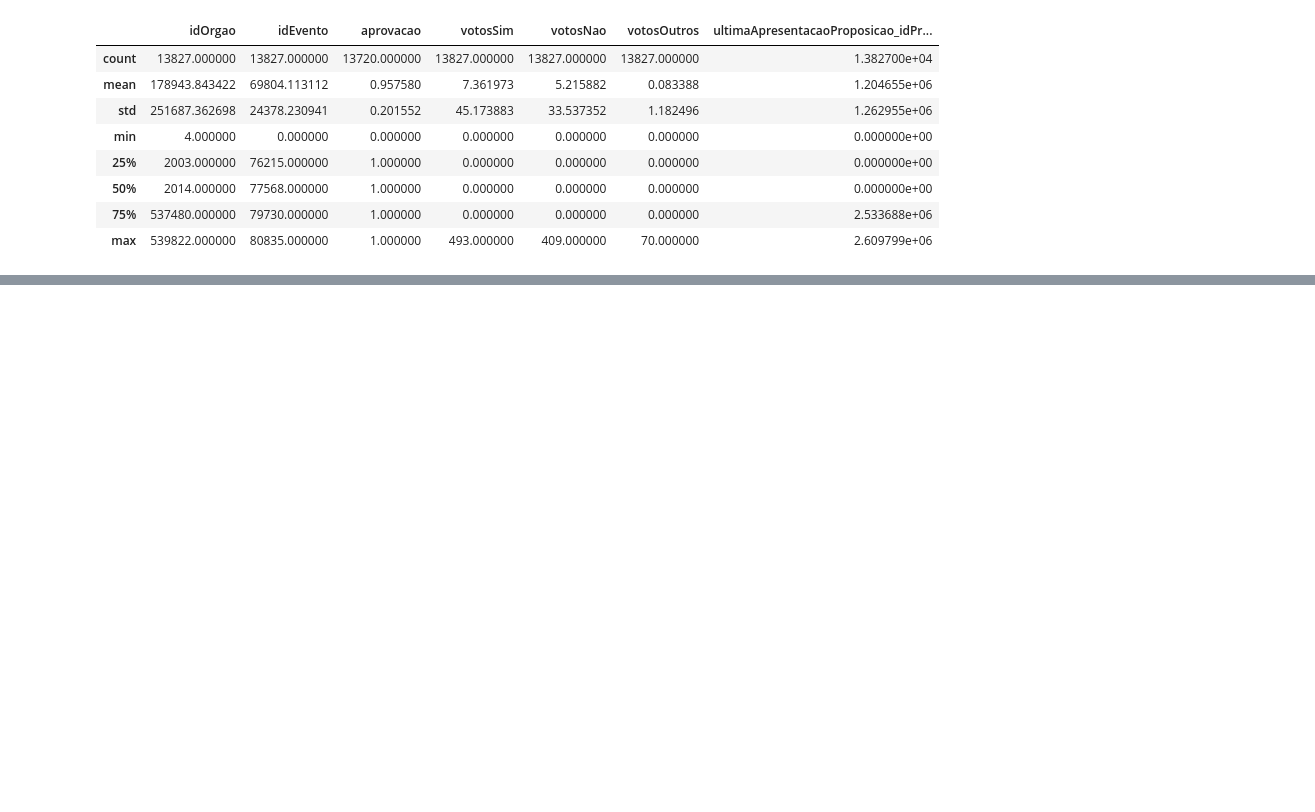
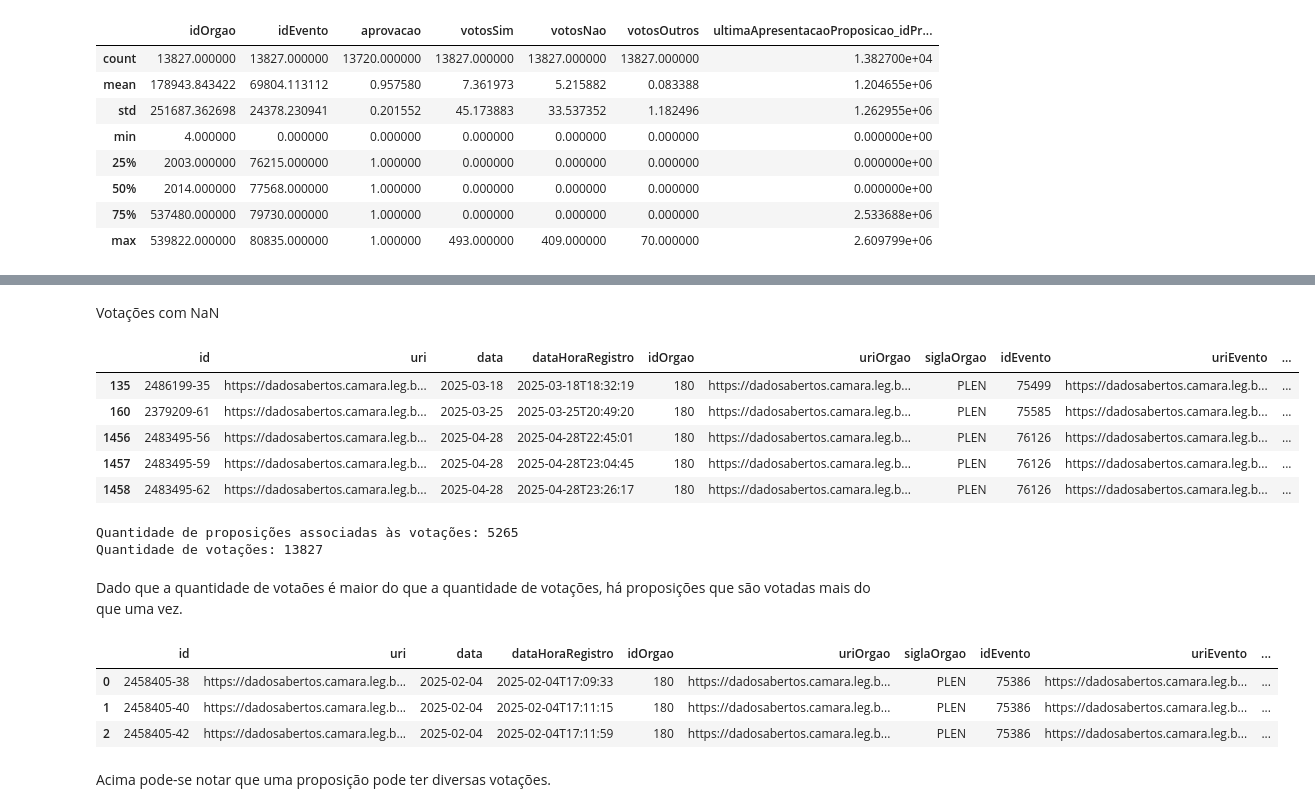
Before and after one commit to brucelucien/2026-02-ppgi-ia-trabalho-final, a Jupyter notebook: codigo/etapa_02_entendimento_dos_dados_-_arquivo_votacoes.ipynb, the cells around one changed output, grey strips where cells are left out. Cells and saved outputs as stored; diff of their text form; code cells hidden in the pictures; blank space fills up the shorter version.

Commit message:
Avançando no entendimento dos dados.

```diff
--- a/codigo/etapa_02_entendimento_dos_dados_-_arquivo_votacoes.ipynb
+++ b/codigo/etapa_02_entendimento_dos_dados_-_arquivo_votacoes.ipynb
@@ -59,0 +85,37 @@ df_votacoes.describe()
+# %% [markdown]
+Votações com NaN
+# %%
+df_votacoes[df_votacoes['aprovacao'].isna()].head()
+# %% [output]
+|  | id | uri | data | dataHoraRegistro | idOrgao | uriOrgao | siglaOrgao | idEvento | uriEvento | ... |
+| 135 | 2486199-35 | https://dadosabertos.camara.leg.b... | 2025-03-18 | 2025-03-18T18:32:19 | 180 | https://dadosabertos.camara.leg.b... | PLEN | 75499 | https://dadosabertos.camara.leg.b... | ... |
+| 160 | 2379209-61 | https://dadosabertos.camara.leg.b... | 2025-03-25 | 2025-03-25T20:49:20 | 180 | https://dadosabertos.camara.leg.b... | PLEN | 75585 | https://dadosabertos.camara.leg.b... | ... |
+| 1456 | 2483495-56 | https://dadosabertos.camara.leg.b... | 2025-04-28 | 2025-04-28T22:45:01 | 180 | https://dadosabertos.camara.leg.b... | PLEN | 76126 | https://dadosabertos.camara.leg.b... | ... |
+| 1457 | 2483495-59 | https://dadosabertos.camara.leg.b... | 2025-04-28 | 2025-04-28T23:04:45 | 180 | https://dadosabertos.camara.leg.b... | PLEN | 76126 | https://dadosabertos.camara.leg.b... | ... |
+| 1458 | 2483495-62 | https://dadosabertos.camara.leg.b... | 2025-04-28 | 2025-04-28T23:26:17 | 180 | https://dadosabertos.camara.leg.b... | PLEN | 76126 | https://dadosabertos.camara.leg.b... | ... |
+# %%
+print(
+    "Quantidade de proposições associadas às votações:",
+    len(df_votacoes["ultimaApresentacaoProposicao_idProposicao"].unique()),
+)
+
+print(
+    "Quantidade de votações:",
+    df_votacoes["ultimaApresentacaoProposicao_idProposicao"].count(),
+)
+# %% [output]
+Quantidade de proposições associadas às votações: 5265
+Quantidade de votações: 13827
+# %% [markdown]
+Dado que a quantidade de votaões é maior do que a quantidade de votações, há proposições que são votadas mais do que uma vez.
+# %%
+votacoes_da_mesma_proposicao = df_votacoes.groupby('ultimaApresentacaoProposicao_idProposicao').filter(lambda x: x['id'].count() >= 2)
+id_proposicao_com_mais_do_que_uma_votacao = votacoes_da_mesma_proposicao.iloc[1]['ultimaApresentacaoProposicao_idProposicao']
+df_votacoes[df_votacoes['ultimaApresentacaoProposicao_idProposicao'] == id_proposicao_com_mais_do_que_uma_votacao]
+# %% [output]
+|  | id | uri | data | dataHoraRegistro | idOrgao | uriOrgao | siglaOrgao | idEvento | uriEvento | ... |
+| 0 | 2458405-38 | https://dadosabertos.camara.leg.b... | 2025-02-04 | 2025-02-04T17:09:33 | 180 | https://dadosabertos.camara.leg.b... | PLEN | 75386 | https://dadosabertos.camara.leg.b... | ... |
+| 1 | 2458405-40 | https://dadosabertos.camara.leg.b... | 2025-02-04 | 2025-02-04T17:11:15 | 180 | https://dadosabertos.camara.leg.b... | PLEN | 75386 | https://dadosabertos.camara.leg.b... | ... |
+| 2 | 2458405-42 | https://dadosabertos.camara.leg.b... | 2025-02-04 | 2025-02-04T17:11:59 | 180 | https://dadosabertos.camara.leg.b... | PLEN | 75386 | https://dadosabertos.camara.leg.b... | ... |
+# %% [markdown]
+Acima pode-se notar que uma proposição pode ter diversas votações.
```
Also changed, not shown: parts of 8 cells of this notebook, 5 other files.
